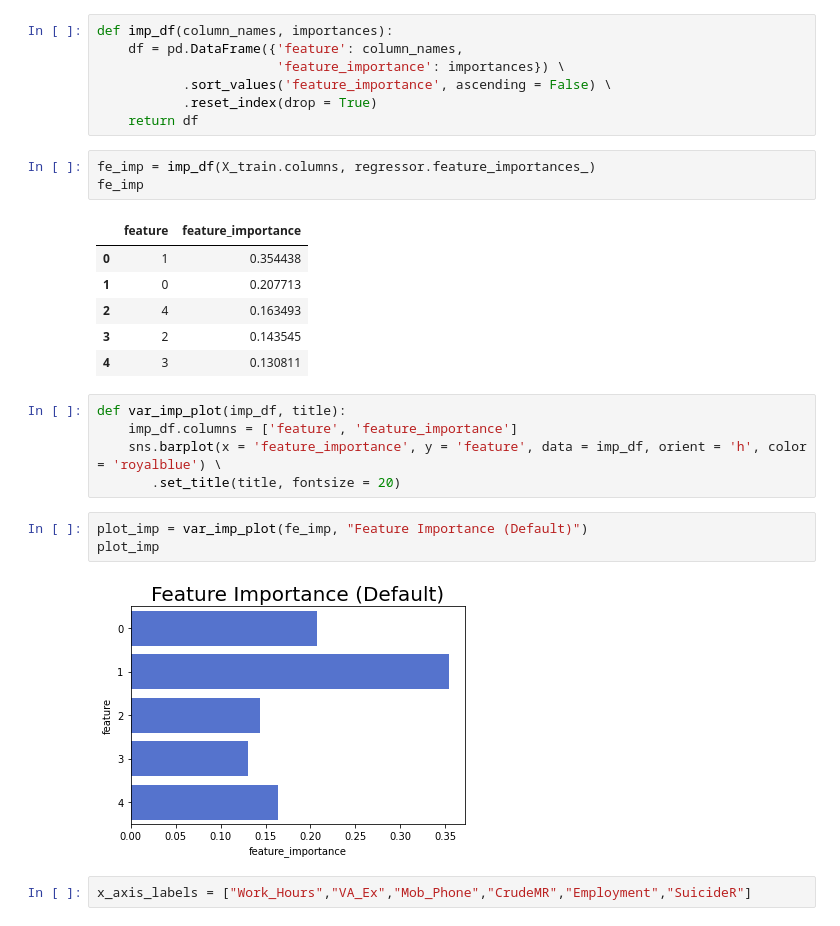
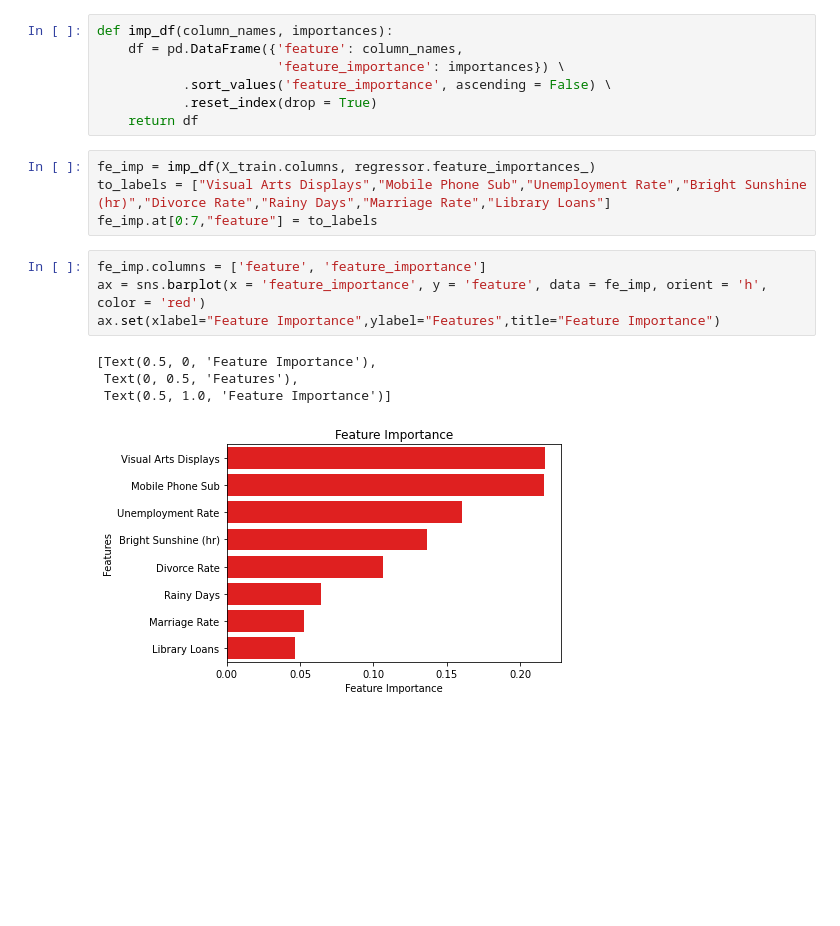
Before and after one commit to zachlim98/Singapore-Explorations, a Jupyter notebook: Code/Suicide Rate Regression.ipynb, the cells around one changed output. Cells and saved outputs as stored; diff of their text form; blank space fills up the shorter version.

```diff
--- a/Code/Suicide Rate Regression.ipynb
+++ b/Code/Suicide Rate Regression.ipynb
@@ -54,25 +49,16 @@ def imp_df(column_names, importances):
            .sort_values('feature_importance', ascending = False) \
            .reset_index(drop = True)
     return df
-# %%
-fe_imp = imp_df(X_train.columns, regressor.feature_importances_)
-fe_imp
-# %% [output]
-|  | feature | feature_importance |
-| 0 | 1 | 0.354438 |
-| 1 | 0 | 0.207713 |
-| 2 | 4 | 0.163493 |
-| 3 | 2 | 0.143545 |
-| 4 | 3 | 0.130811 |
+# %%
+fe_imp = imp_df(X_train.columns, regressor.feature_importances_)
+to_labels = ["Visual Arts Displays","Mobile Phone Sub","Unemployment Rate","Bright Sunshine (hr)","Divorce Rate","Rainy Days","Marriage Rate","Library Loans"]
+fe_imp.at[0:7,"feature"] = to_labels
 # %%
-def var_imp_plot(imp_df, title):
-    imp_df.columns = ['feature', 'feature_importance']
-    sns.barplot(x = 'feature_importance', y = 'feature', data = imp_df, orient = 'h', color = 'royalblue') \
-       .set_title(title, fontsize = 20)
+fe_imp.columns = ['feature', 'feature_importance']
+ax = sns.barplot(x = 'feature_importance', y = 'feature', data = fe_imp, orient = 'h', color = 'red')
+ax.set(xlabel="Feature Importance",ylabel="Features",title="Feature Importance")
+# %% [output]
+[Text(0.5, 0, 'Feature Importance'),
+ Text(0, 0.5, 'Features'),
+ Text(0.5, 1.0, 'Feature Importance')]
+[figure, added]
-# %%
-plot_imp = var_imp_plot(fe_imp, "Feature Importance (Default)")
-plot_imp
-# %% [output]
-[figure, removed]
-# %%
-x_axis_labels = ["Work_Hours","VA_Ex","Mob_Phone","CrudeMR","Employment","SuicideR"]
```
Also changed, not shown: parts of 10 cells of this notebook, 7 other files.
